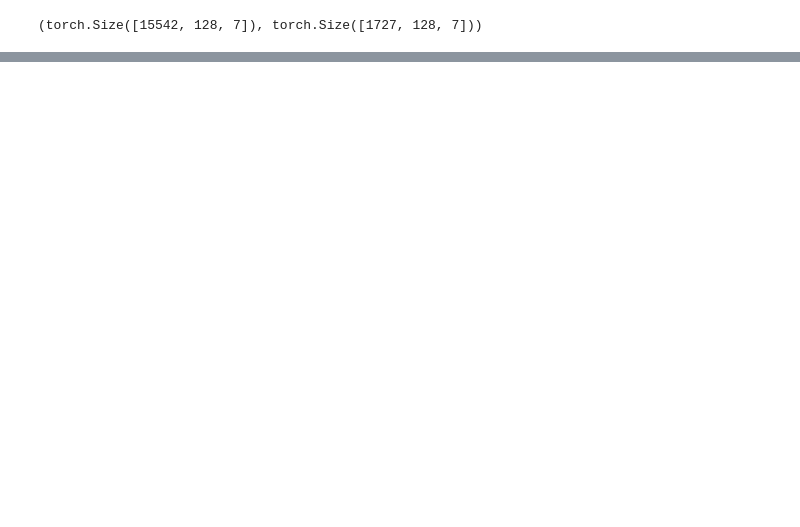
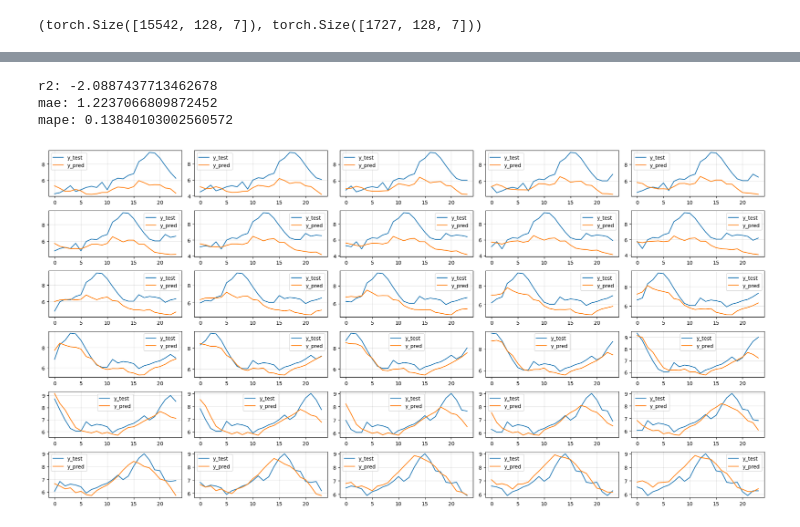
Before and after one commit to BirchKwok/spinesTS, a Jupyter notebook: examples/spinesTS.nn.ipynb, the cells around one changed output, grey strips where cells are left out. Drawn from its saved outputs; the diff is of its cells as text; code cells hidden in the pictures; blank space fills up the shorter version.

```diff
--- a/examples/spinesTS.nn.ipynb
+++ b/examples/spinesTS.nn.ipynb
@@ -65,6 +150,11 @@ Epoch 2/1000
 # %%
-y_pred_cs = wdr.predict(x_test)
+y_pred_cs = model.predict(x_test)
 print(f"r2: {r2_score(y_test.T, y_pred_cs.T)}")
 print(f"mae: {mean_absolute_error(y_test, y_pred_cs)}")
 print(f"mape: {mean_absolute_percentage_error(y_test, y_pred_cs)}")
 a = plot2d(y_test, y_pred_cs, eval_slices='[:30]', labels=['y_test', 'y_pred'], figsize=(20, 10))
+# %% [output]
+r2: -2.0887437713462678
+mae: 1.2237066809872452
+mape: 0.13840103002560572
+[figure, added]
```
Also changed, not shown: parts of 11 cells of this notebook, 22 other files.
